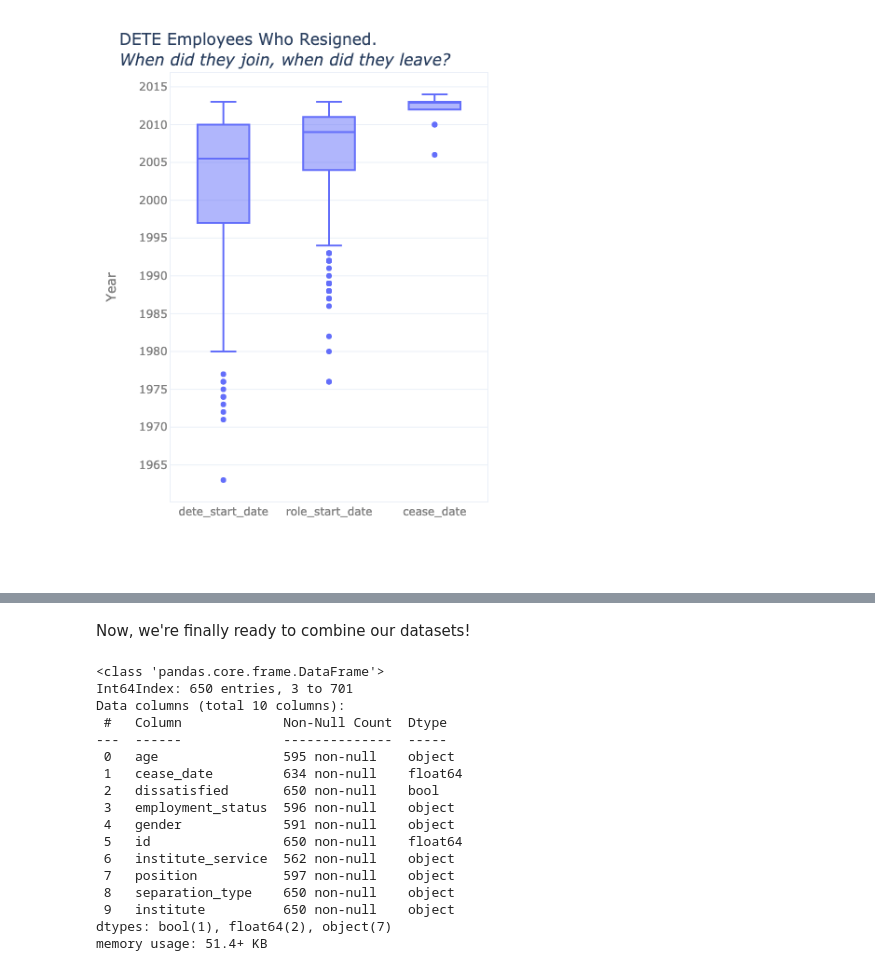
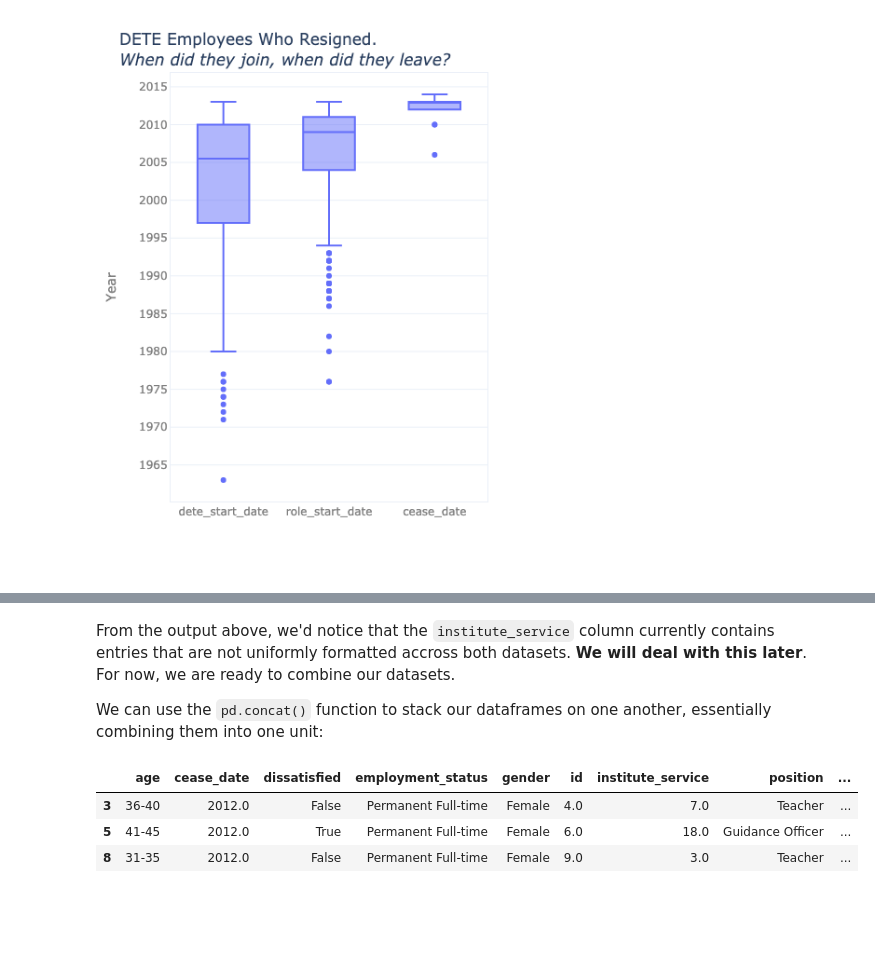
Before and after one commit to Lippins/Employee_exit_surveys, a Jupyter notebook: notebook.ipynb, the cells around one changed output, grey strips where cells are left out. Drawn from its saved outputs; the diff is of its cells as text; code cells hidden in the pictures; blank space fills up the shorter version.

```diff
--- a/notebook.ipynb
+++ b/notebook.ipynb
@@ -692,5 +602,0 @@ We won't need further cleaning on these DETE resignation columns. They all appea
-# %%
-for column in dissatisfied_tafe:
-    pretty_print(tafe_resignations[column].value_counts(dropna=False),
-             ['Unique Values', 'Count'], colors[0],
-             'TAFE DATA: '+ column)
@@ -716,14 +602,0 @@ We will need to manually update `Contributing Factors. Dissatisfaction` and `Con
-# %%
-def map_boolean(entry):
-    if entry == '-':
-        return False
-    elif pd.isnull(entry):
-        return np.nan
-    else:
-        return True
-
-for column in dissatisfied_tafe:
-    tafe_resignations[column] = tafe_resignations[column].map(map_boolean)
-    pretty_print(tafe_resignations[column].value_counts(dropna=False),
-             ['Unique Values', 'Count'], colors[0],
-             'TAFE DATA: '+ column)
@@ -901,0 +762,16 @@ dete_updated.head()
+# %%
+# A function to update '-' as False and other string entries to True
+def map_boolean(entry):
+    if entry == '-':
+        return False
+    elif pd.isnull(entry):
+        return np.nan
+    else:
+        return True
+
+# Preview updated columns
+for column in dissatisfied_tafe:
+    tafe_resignations[column] = tafe_resignations[column].map(map_boolean)
+    pretty_print(tafe_resignations[column].value_counts(dropna=False),
+             ['Unique Values', 'Count'], colors[0],
+             'TAFE: '+ column)
@@ -908,26 +960,15 @@ tafe_updated.head()
 | 5 | 56 or older | 2010.0 | False | Contract/casual | Female | 6.341475e+17 | 7-10 | Teacher (including LVT) | ... |
 | 6 | 20 or younger | 2010.0 | False | Temporary Full-time | Male | 6.341520e+17 | 3-4 | Administration (AO) | ... |
 | 7 | 46-50 | 2010.0 | False | Permanent Full-time | Male | 6.341537e+17 | 3-4 | Teacher (including LVT) | ... |
-# %% [markdown]
-Now, we're finally ready to combine our datasets!
+# %% [markdown]
+From the output above, we'd notice that the `institute_service` column currently contains entries that are not uniformly formatted accross both datasets. **We will deal with this later**. For now, we are ready to combine our datasets.
+
+We can use the `pd.concat()` function to stack our dataframes on one another, essentially combining them into one unit:
 # %%
 combined = pd.concat([dete_updated, tafe_updated])
-combined.info()
+combined.head(3)
 # %% [output]
-<class 'pandas.core.frame.DataFrame'>
-Int64Index: 650 entries, 3 to 701
-Data columns (total 10 columns):
- #   Column             Non-Null Count  Dtype
----  ------             --------------  -----
- 0   age                595 non-null    object
- 1   cease_date         634 non-null    float64
- 2   dissatisfied       650 non-null    bool
- 3   employment_status  596 non-null    object
- 4   gender             591 non-null    object
- 5   id                 650 non-null    float64
- 6   institute_service  562 non-null    object
- 7   position           597 non-null    object
- 8   separation_type    650 non-null    object
- 9   institute          650 non-null    object
-dtypes: bool(1), float64(2), object(7)
-memory usage: 51.4+ KB
+|  | age | cease_date | dissatisfied | employment_status | gender | id | institute_service | position | ... |
+| 3 | 36-40 | 2012.0 | False | Permanent Full-time | Female | 4.0 | 7.0 | Teacher | ... |
+| 5 | 41-45 | 2012.0 | True | Permanent Full-time | Female | 6.0 | 18.0 | Guidance Officer | ... |
+| 8 | 31-35 | 2012.0 | False | Permanent Full-time | Female | 9.0 | 3.0 | Teacher | ... |
```
Also changed, not shown: parts of 118 cells of this notebook.
